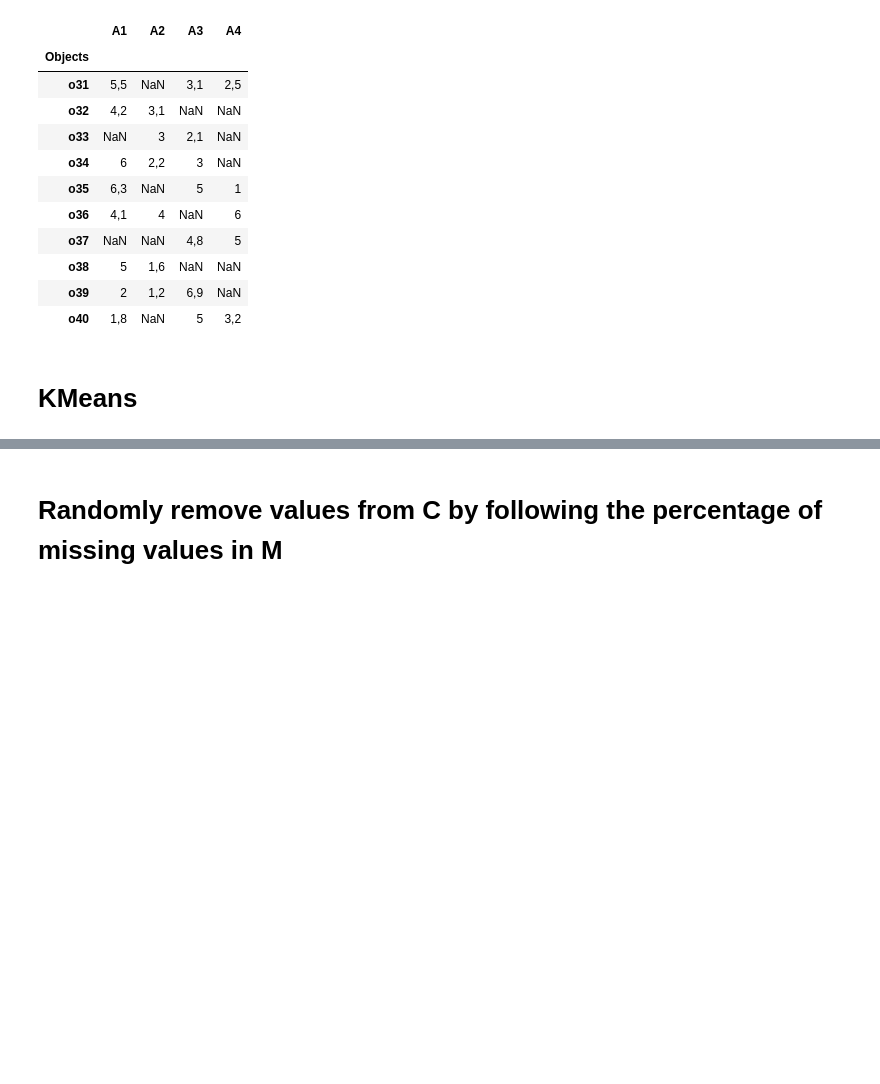
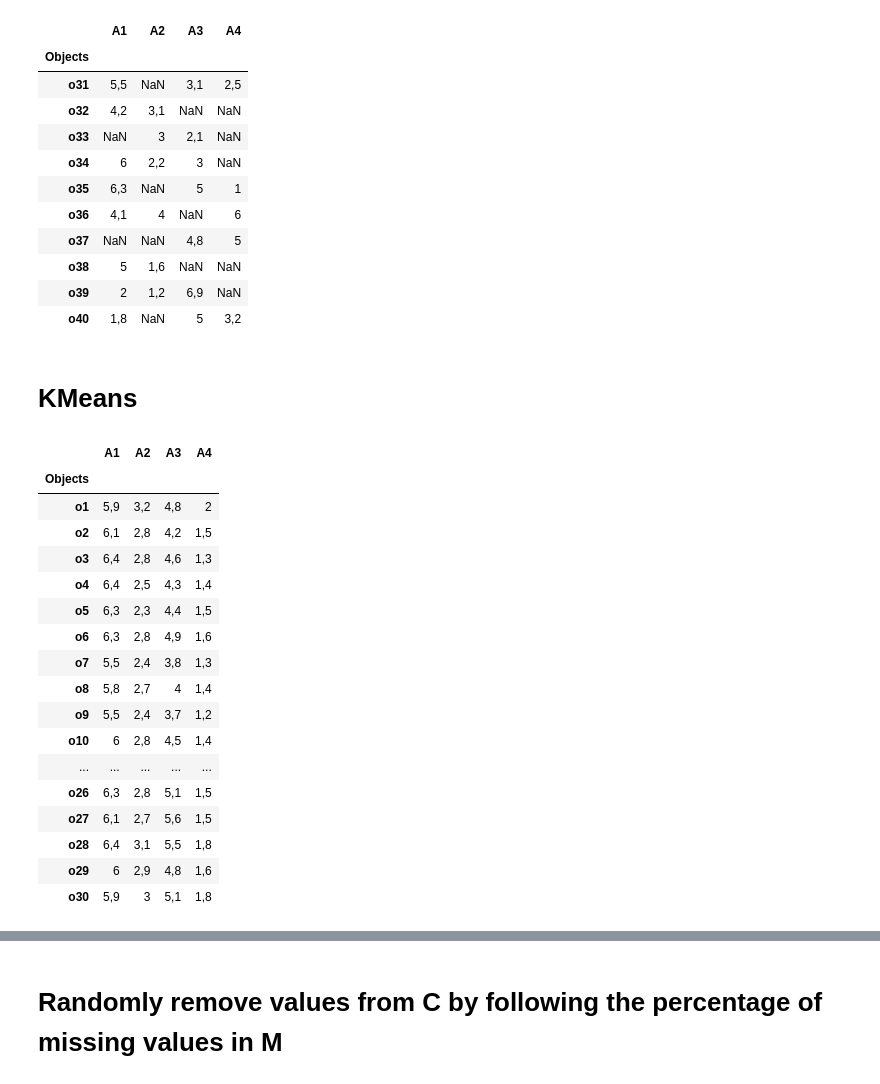
Before and after one commit to uvsq22006942/A-three-way-clustering-handling-missing-data-using-GTRS, a Jupyter notebook: GTRS_v2.0_1.ipynb, the cells around one changed output, grey strips where cells are left out. Cells and saved outputs as stored; diff of their text form; code cells hidden in the pictures; blank space fills up the shorter version.

```diff
--- a/GTRS_v2.0_1.ipynb
+++ b/GTRS_v2.0_1.ipynb
@@ -53,6 +53,28 @@ set_M
 | o40 | 1,8 | NaN | 5 | 3,2 |
 # %% [markdown]
 # KMeans
+# %%
+set_C = df_U[~df_U.isnull().values.any(axis=1)]
+set_C
+# %% [output]
+|  | A1 | A2 | A3 | A4 |
+| Objects |  |  |  |  |
+| o1 | 5,9 | 3,2 | 4,8 | 2 |
+| o2 | 6,1 | 2,8 | 4,2 | 1,5 |
+| o3 | 6,4 | 2,8 | 4,6 | 1,3 |
+| o4 | 6,4 | 2,5 | 4,3 | 1,4 |
+| o5 | 6,3 | 2,3 | 4,4 | 1,5 |
+| o6 | 6,3 | 2,8 | 4,9 | 1,6 |
+| o7 | 5,5 | 2,4 | 3,8 | 1,3 |
+| o8 | 5,8 | 2,7 | 4 | 1,4 |
+| o9 | 5,5 | 2,4 | 3,7 | 1,2 |
+| o10 | 6 | 2,8 | 4,5 | 1,4 |
+| ... | ... | ... | ... | ... |
+| o26 | 6,3 | 2,8 | 5,1 | 1,5 |
+| o27 | 6,1 | 2,7 | 5,6 | 1,5 |
+| o28 | 6,4 | 3,1 | 5,5 | 1,8 |
+| o29 | 6 | 2,9 | 4,8 | 1,6 |
+| o30 | 5,9 | 3 | 5,1 | 1,8 |
 # %%
 set_C[["A1","A2", "A3", "A4"]] = set_C[["A1","A2", "A3", "A4"]].replace(',','.', regex=True).astype(float)
 km = KMeans(n_clusters=2)
```
Also changed, not shown: parts of 20 cells of this notebook.
